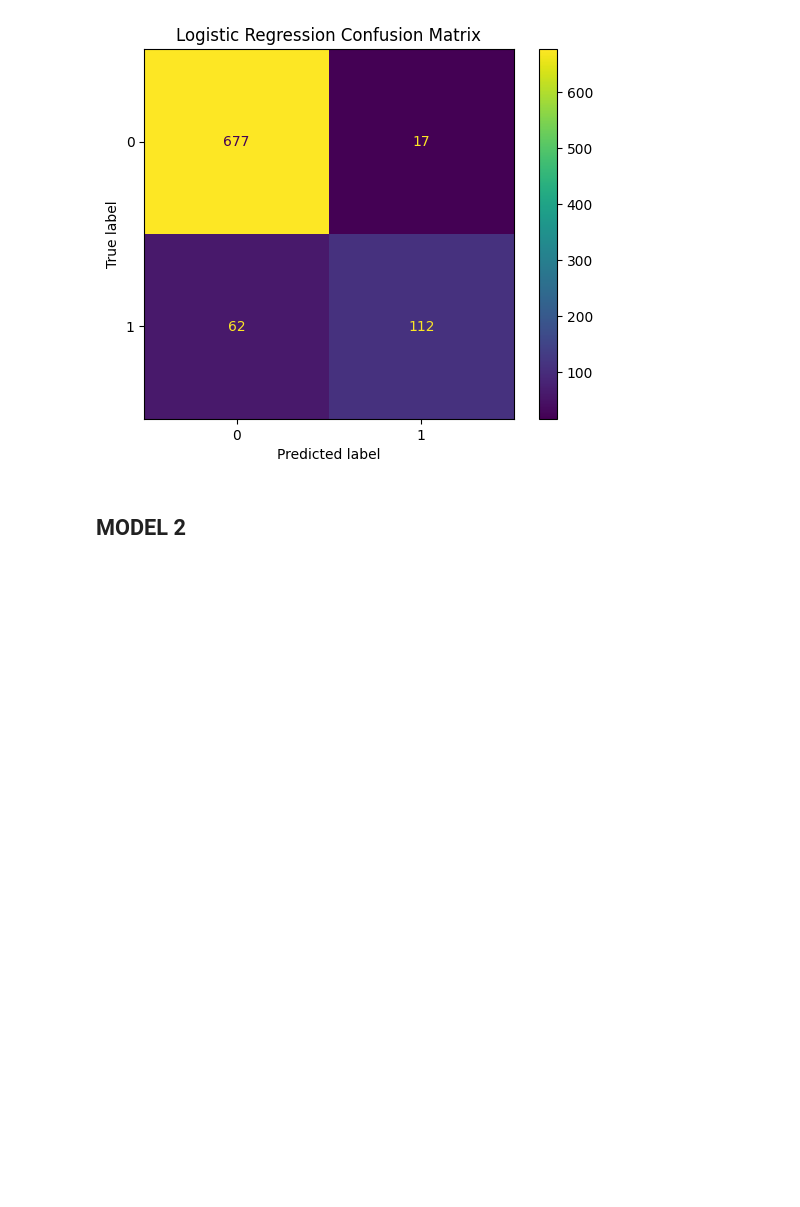
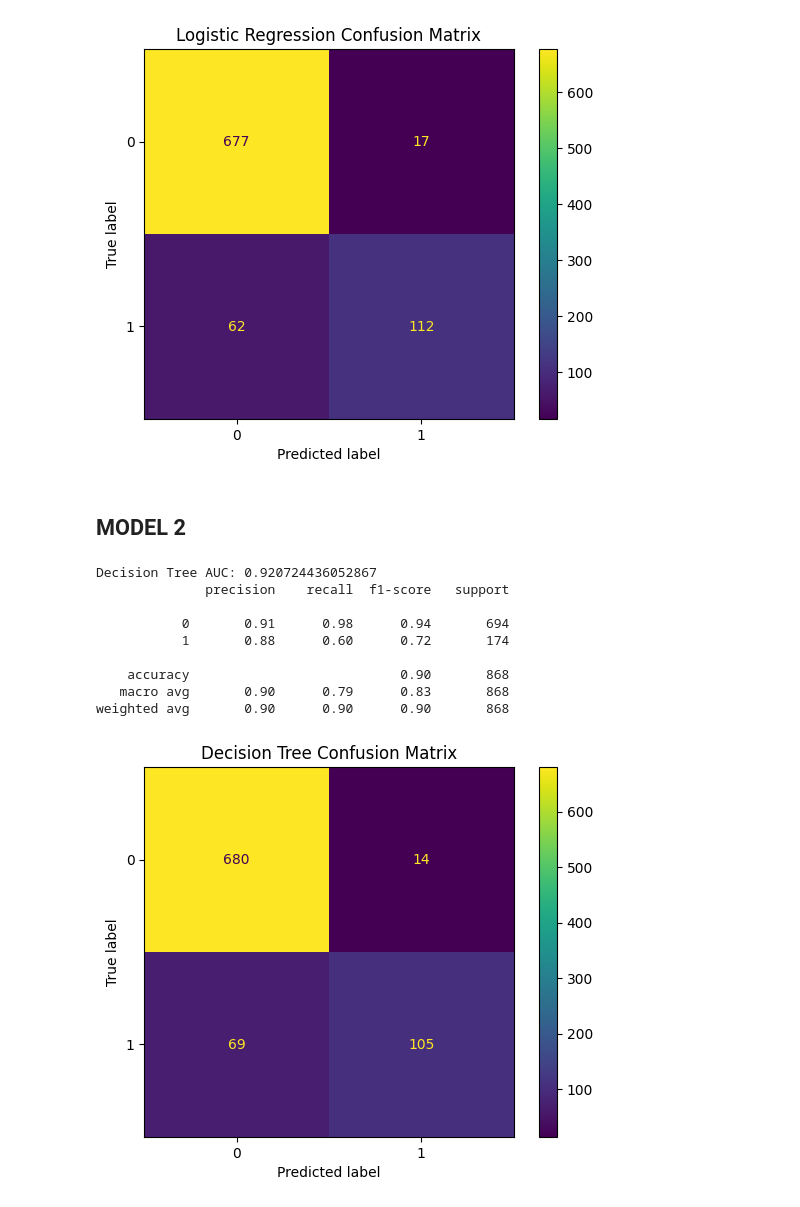
Before and after one commit to gsolomon321/DS3021_Final_Project, a Jupyter notebook: cleaning.ipynb, the cells around one changed output. Cells and saved outputs as stored; diff of their text form; code cells hidden in the pictures; blank space fills up the shorter version.

```diff
--- a/cleaning.ipynb
+++ b/cleaning.ipynb
@@ -262,5 +262,38 @@ plt.show()
 # %% [markdown]
 ## MODEL 2
 # %%
-#decision tree model
-param_grid = {"dt_model__max_depth": [1, 2, 3, 4, 5, 6, 7, 8, 9, 10]}
+# from sklearn.tree import DecisionTreeClassifier
+# from sklearn.metrics import roc_auc_score, classification_report, ConfusionMatrixDisplay
+
+# build model
+dt_model = DecisionTreeClassifier(
+    max_depth=4,
+    min_samples_split=10,
+    random_state=42
+)
+
+# train
+dt_model.fit(X_train, y_train)
+
+# predict
+y_pred_dt = dt_model.predict(X_test)
+y_proba_dt = dt_model.predict_proba(X_test)[:,1]
+
+# evaluate
+print("Decision Tree AUC:", roc_auc_score(y_test, y_proba_dt))
+print(classification_report(y_test, y_pred_dt))
+
+ConfusionMatrixDisplay.from_estimator(dt_model, X_test, y_test)
+plt.title("Decision Tree Confusion Matrix")
+plt.show()
+# %% [output]
+Decision Tree AUC: 0.920724436052867
+              precision    recall  f1-score   support
+
+           0       0.91      0.98      0.94       694
+           1       0.88      0.60      0.72       174
+
+    accuracy                           0.90       868
+   macro avg       0.90      0.79      0.83       868
+weighted avg       0.90      0.90      0.90       868
+[figure, added]
```
Also changed, not shown: parts of 3 cells of this notebook, 1 other file.
